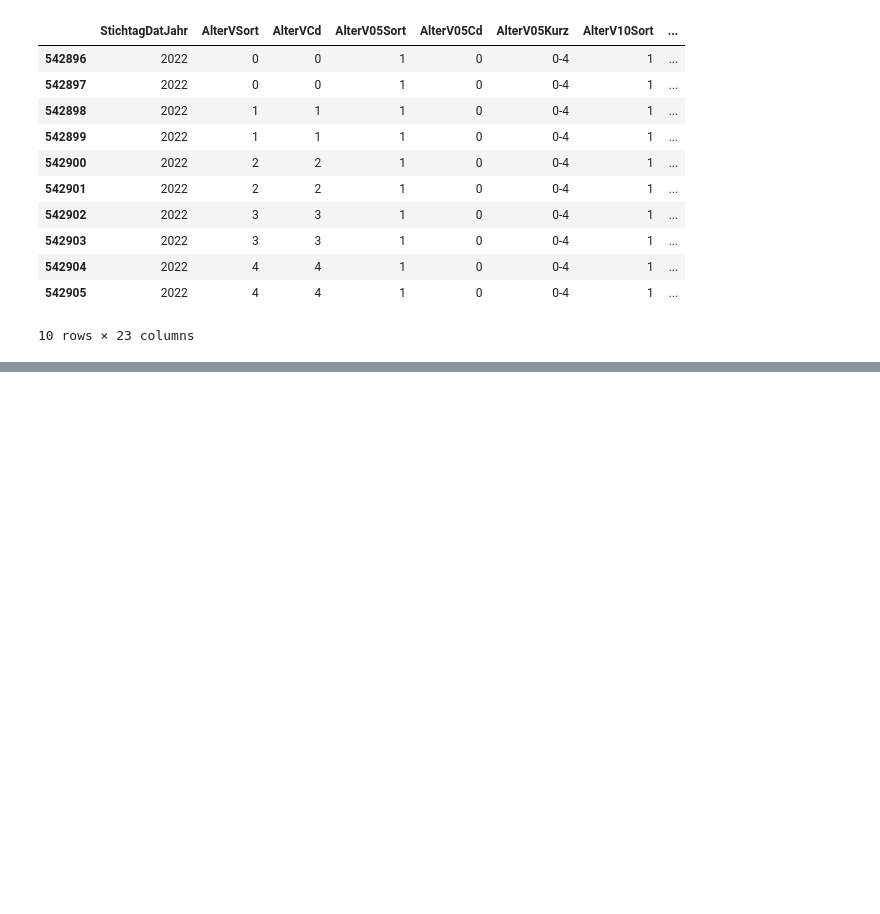
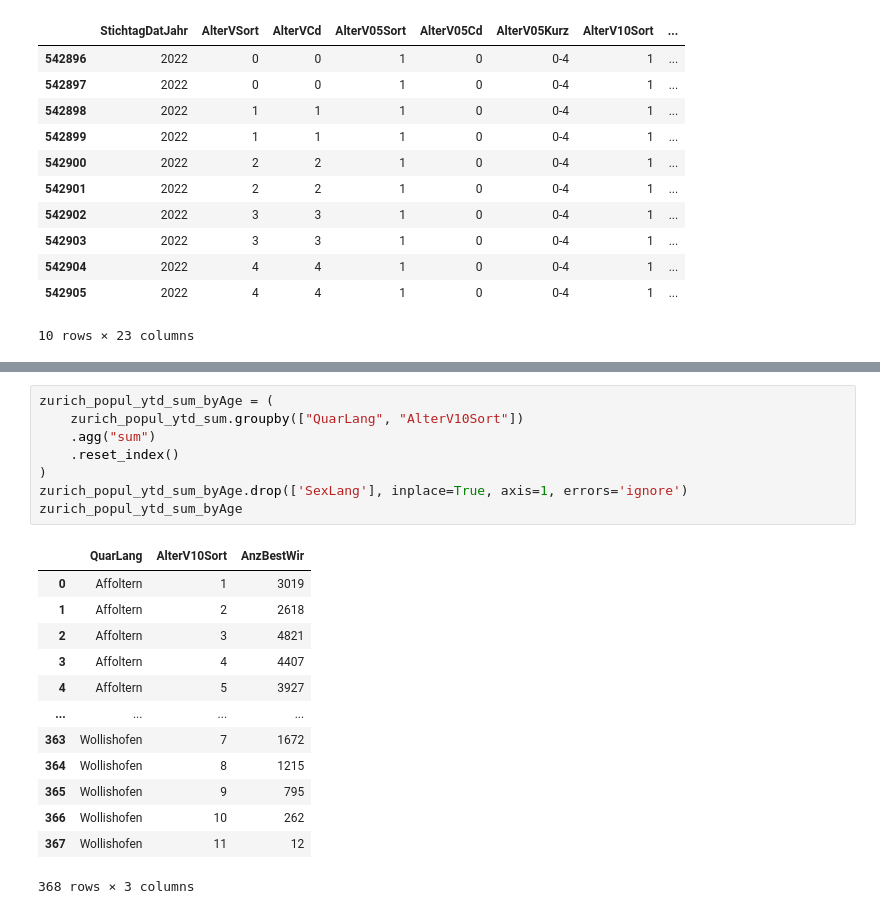
Before and after one commit to alexandraciobica/denner-challenge, a Jupyter notebook: data/zurich_popul.ipynb, the cells around one changed output, grey strips where cells are left out. Saved outputs shown, nothing was run; the diff lists cells and outputs as text; blank space fills up the shorter version.

```diff
--- a/data/zurich_popul.ipynb
+++ b/data/zurich_popul.ipynb
@@ -163,0 +184,22 @@ zurich_popul_ytd_sum
+# %%
+zurich_popul_ytd_sum_byAge = (
+    zurich_popul_ytd_sum.groupby(["QuarLang", "AlterV10Sort"])
+    .agg("sum")
+    .reset_index()
+)
+zurich_popul_ytd_sum_byAge.drop(['SexLang'], inplace=True, axis=1, errors='ignore')
+zurich_popul_ytd_sum_byAge
+# %% [output]
+|  | QuarLang | AlterV10Sort | AnzBestWir |
+| 0 | Affoltern | 1 | 3019 |
+| 1 | Affoltern | 2 | 2618 |
+| 2 | Affoltern | 3 | 4821 |
+| 3 | Affoltern | 4 | 4407 |
+| 4 | Affoltern | 5 | 3927 |
+| ... | ... | ... | ... |
+| 363 | Wollishofen | 7 | 1672 |
+| 364 | Wollishofen | 8 | 1215 |
+| 365 | Wollishofen | 9 | 795 |
+| 366 | Wollishofen | 10 | 262 |
+| 367 | Wollishofen | 11 | 12 |
+368 rows × 3 columns
```
Also changed, not shown: parts of 3 cells of this notebook.
